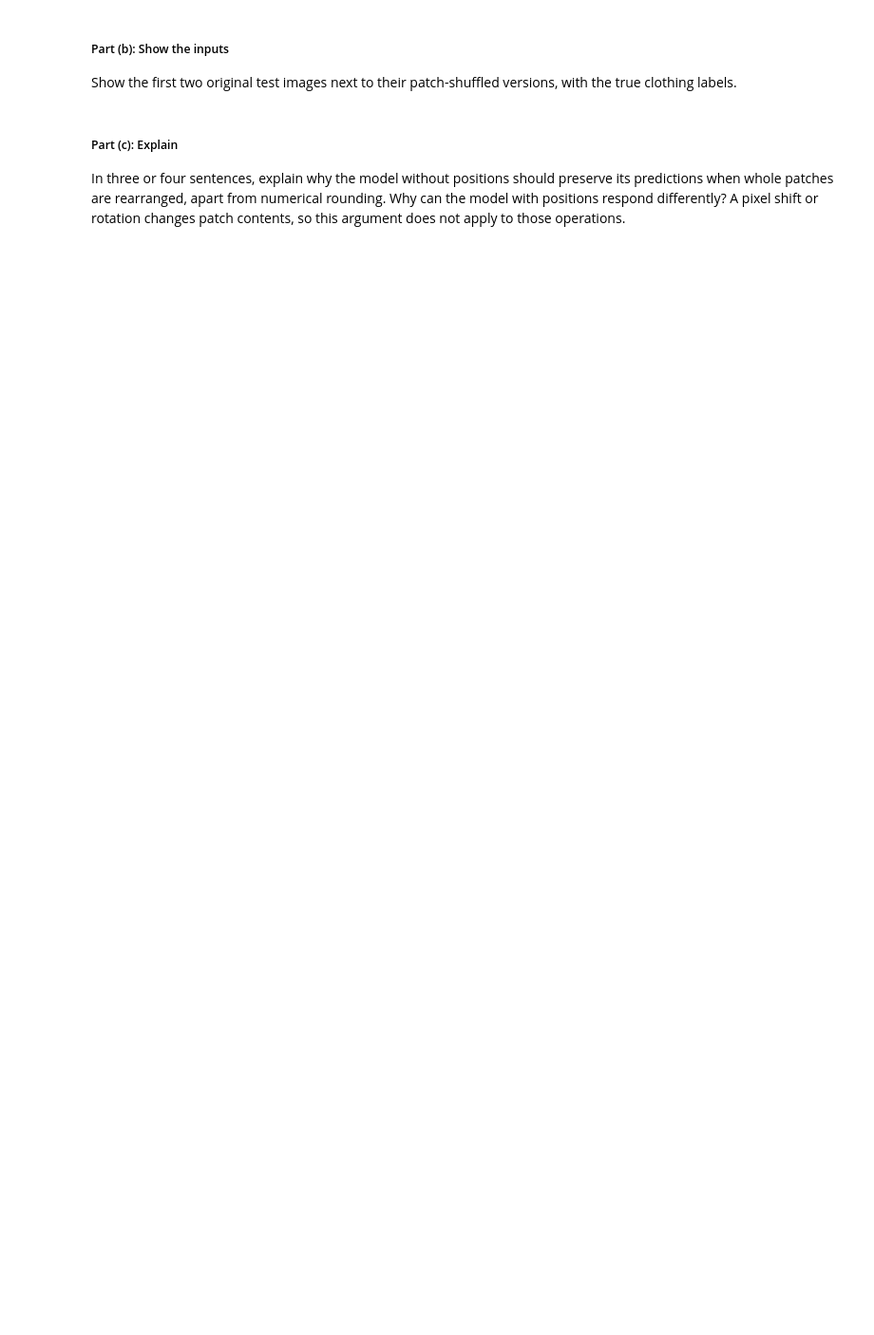
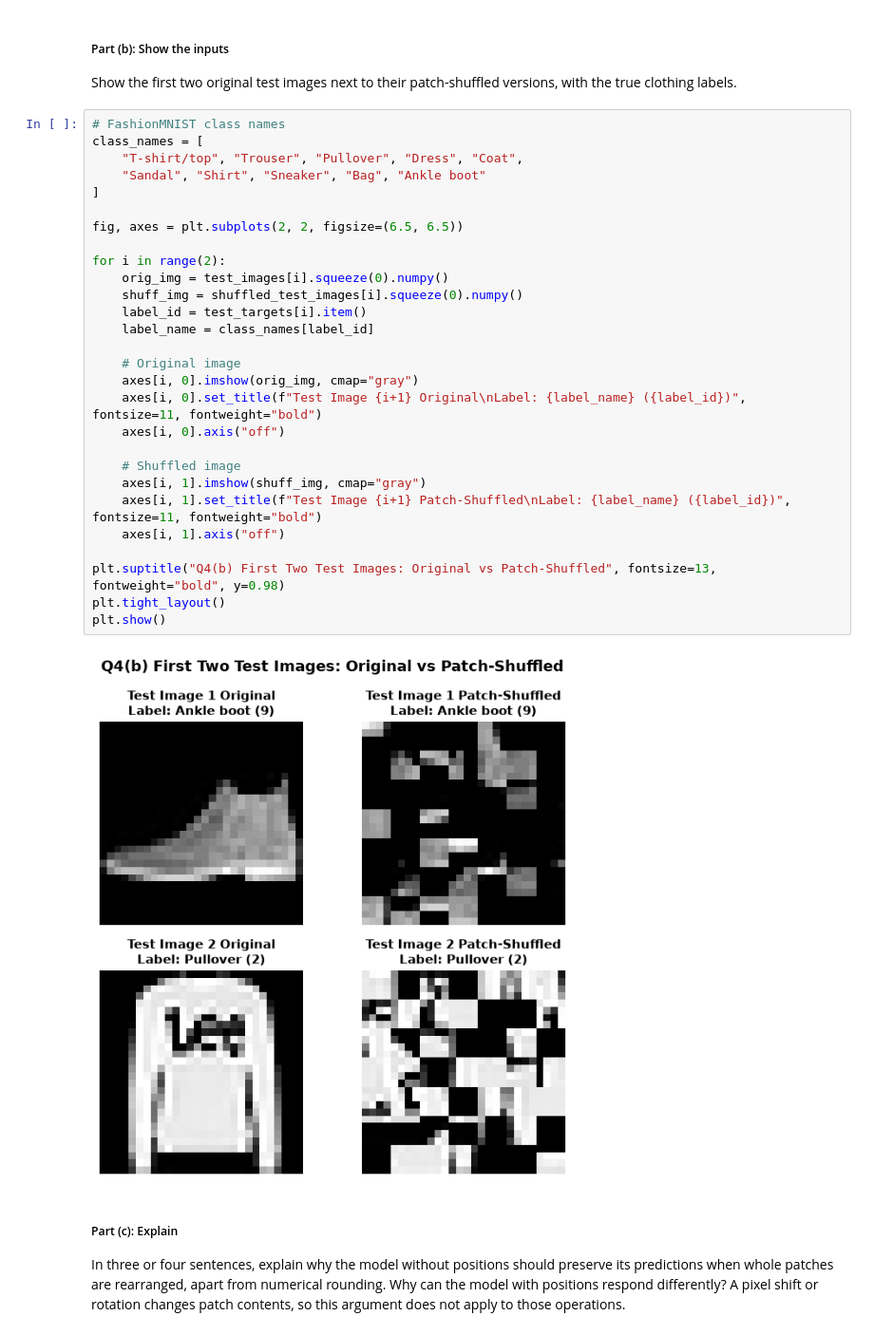
Before and after one commit to Ujas-PersistentCoder/Deep-Learning-Assignment-2, a Jupyter notebook: a2_24110376.ipynb, the cells around one changed output. Shown at 95% size. Cells and saved outputs as stored; diff of their text form; blank space fills up the shorter version.

```diff
--- a/a2_24110376.ipynb
+++ b/a2_24110376.ipynb
@@ -817,6 +1075,36 @@ Move whole patches according to that order. Leave pixels within each patch and t
 # %% [markdown]
 ##### Part (b): Show the inputs
 Show the first two original test images next to their patch-shuffled versions, with the true clothing labels.
+# %%
+# FashionMNIST class names
+class_names = [
+    "T-shirt/top", "Trouser", "Pullover", "Dress", "Coat",
+    "Sandal", "Shirt", "Sneaker", "Bag", "Ankle boot"
+]
+
+fig, axes = plt.subplots(2, 2, figsize=(6.5, 6.5))
+
+for i in range(2):
+    orig_img = test_images[i].squeeze(0).numpy()
+    shuff_img = shuffled_test_images[i].squeeze(0).numpy()
+    label_id = test_targets[i].item()
+    label_name = class_names[label_id]
+
+    # Original image
+    axes[i, 0].imshow(orig_img, cmap="gray")
+    axes[i, 0].set_title(f"Test Image {i+1} Original\nLabel: {label_name} ({label_id})", fontsize=11, fontweight="bold")
+    axes[i, 0].axis("off")
+
+    # Shuffled image
+    axes[i, 1].imshow(shuff_img, cmap="gray")
+    axes[i, 1].set_title(f"Test Image {i+1} Patch-Shuffled\nLabel: {label_name} ({label_id})", fontsize=11, fontweight="bold")
+    axes[i, 1].axis("off")
+
+plt.suptitle("Q4(b) First Two Test Images: Original vs Patch-Shuffled", fontsize=13, fontweight="bold", y=0.98)
+plt.tight_layout()
+plt.show()
+# %% [output]
+[figure, added]
 # %% [markdown]
 ##### Part (c): Explain
 In three or four sentences, explain why the model without positions should preserve its predictions when whole patches are rearranged, apart from numerical rounding. Why can the model with positions respond differently? A pixel shift or rotation changes patch contents, so this argument does not apply to those operations.
```
Also changed, not shown: parts of 9 cells of this notebook.
